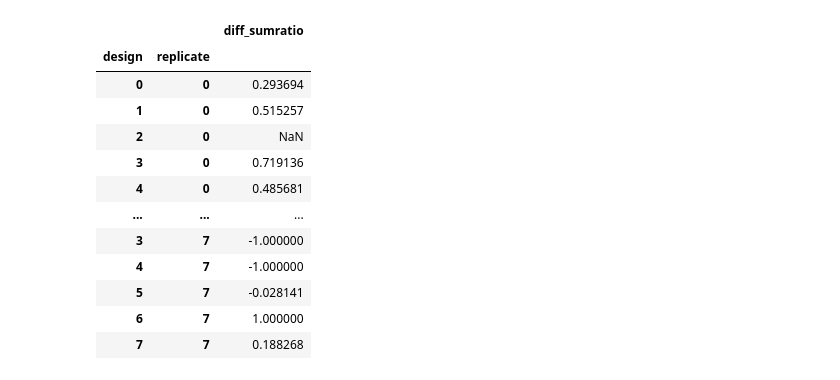
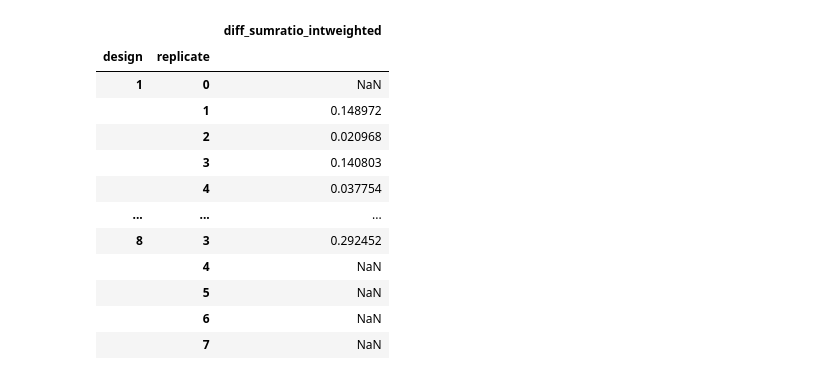
Before and after one commit to LoaloaF/axtrack, a Jupyter notebook: process_primitives2.ipynb, the cells around one changed output. Saved outputs shown, nothing was run; the diff lists cells and outputs as text; code cells hidden in the pictures.

```diff
--- a/process_primitives2.ipynb
+++ b/process_primitives2.ipynb
@@ -76,6 +71,6 @@ viewer.add_image(png_prim_im, name=prim+'_'+div)
 # %%
 add_n_shape_layers = 8
-for i in range(1, add_n_shape_layers+1):
+for i in range(5, add_n_shape_layers+1):
     viewer.add_labels(np.zeros(png_prim_im.shape[:2], int), name=f'{lbl}_{i:0>2}_lbl')
     # break
 # %%
@@ -215,7 +277,6 @@ def draw_line(canvas, ystart_coo,xstart_coo, ystop_coo,xstop_coo, col=(.8,.8,.8)
 # Prim 02
 
 data = []
-confirmation_canvas = np.zeros_like(png_prim_im, float)
 for i in range(len(layers)):
     print('layer ', i, end='...   ')
     dat = layers[i].data
@@ -234,14 +295,13 @@ for i in range(len(layers)):
                     ystart_coo = y_coo.copy()
                     xstart_coo = x_coo.copy()
                 elif k == 1:
-                    dist = np.abs(ystart_coo - y_coo)
-                    draw_line(confirmation_canvas, ystart_coo,xstart_coo, y_coo,x_coo, (.8,.8..8))
+                    dist = np.abs(ystart_coo - y_coo) /tot_length
+                    draw_line(confirmation_canvas, ystart_coo,xstart_coo, y_coo,x_coo)
 
-            idx = pd.MultiIndex.from_tuples(( (j, i), ),
-                                            name=('design','replicate'))
-            data.append(pd.Series([dist], index=idx, name=(lbl)))
-
-
-viewer.add_image(confirmation_mask, blending='additive')
+            if k == 1:
+                idx = pd.MultiIndex.from_tuples(( (j, i), ),
+                                                name=('design','replicate'))
+                data.append(pd.Series([dist], index=idx, name=(lbl)))
+viewer.add_image(confirmation_canvas, blending='additive')
 imwrite(f'{dest_dir}/segmentation_overview.png', img_as_ubyte(confirmation_canvas))
 # %% [output]
@@ -364,48 +562,31 @@ Int64Index([1, 2, 3, 4, 5, 6, 7, 8], dtype='int64', name='design')
 # %%
-# For Primitive 01, 04
+# For Primitive 01, 03, 04, 06
 
-def get_metric(which_metric, dat):
-    inlet = dat[slice(None),slice(None),'inlet']
-    straight = dat[slice(None),slice(None),'straight']
-    turn = dat[slice(None),slice(None),'turn']
+data = pd.read_csv(f'{dest_dir}/{lbl}_intensities.csv', index_col=(0,1,2,3))
 
-    if which_metric == 'diff_ratio':
-        m = (straight-turn) /inlet
-        if (inlet == 0).all():
-            m.loc[:] = np.nan
-
-    elif which_metric == 'diff_sumratio':
-        m = (straight-turn) / (straight+turn)
-        if (inlet == 0).all():
-            m.loc[:] = np.nan
-
-    elif which_metric == 'diff':
-        m = (straight-turn)
-
-    return m
-    # m.index = pd.MultiIndex.from_tuples([(*m.index[0], 'metric'),], names=m.index.names+['inlet'])
-    # return m.swaplevel()
-
-
-
-which_metric = 'diff_sumratio'
+which_metric = 'diff_sumratio_intweighted'
+# which_metric = 'diff_sumratio'
+# which_metric = 'diff_ratio'
 # which_metric = 'diff'
 all_metric = []
 for datapoint in data.index.droplevel([2,3]).unique():
 
     col_metrics = []
     for color in data.index.unique('color'):
+        if color == 'RFP' and prim == 'Prim03.2':
+            continue
         col_dat = data.loc[(*datapoint, slice(None), color), lbl]
-        col_metrics.append(get_metric(which_metric, col_dat))
+        col_metrics.append(get_metric(which_metric, prim, col_dat))
 
     datapoint_metric = pd.concat(col_metrics).mean()
+    print()
+    print()
+    print(pd.concat(col_metrics))
     idx = pd.MultiIndex.from_tuples([datapoint], names=data.index.names[:2])
     all_metric.append(pd.Series([datapoint_metric], index=idx, name=which_metric))
+    print(all_metric[-1])
 
-
-
-
-all_metrics = pd.concat(all_metric).to_frame()
+all_metrics = pd.concat(all_metric).to_frame().sort_index()
 all_metrics.to_csv(f'{dest_dir}/{lbl}_metrics.csv')
 all_metrics
 # %% [output]
@@ -412,13 +610,13 @@ all_metrics
-|  |  | diff_sumratio |
+|  |  | diff_sumratio_intweighted |
 | design | replicate |  |
-| 0 | 0 | 0.293694 |
-| 1 | 0 | 0.515257 |
-| 2 | 0 | NaN |
-| 3 | 0 | 0.719136 |
-| 4 | 0 | 0.485681 |
+| 1 | 0 | NaN |
+|  | 1 | 0.148972 |
+|  | 2 | 0.020968 |
+|  | 3 | 0.140803 |
+|  | 4 | 0.037754 |
 | ... | ... | ... |
-| 3 | 7 | -1.000000 |
-| 4 | 7 | -1.000000 |
-| 5 | 7 | -0.028141 |
-| 6 | 7 | 1.000000 |
-| 7 | 7 | 0.188268 |
+| 8 | 3 | 0.292452 |
+|  | 4 | NaN |
+|  | 5 | NaN |
+|  | 6 | NaN |
+|  | 7 | NaN |
```
Also changed, not shown: parts of 25 cells of this notebook, 8 other files.
